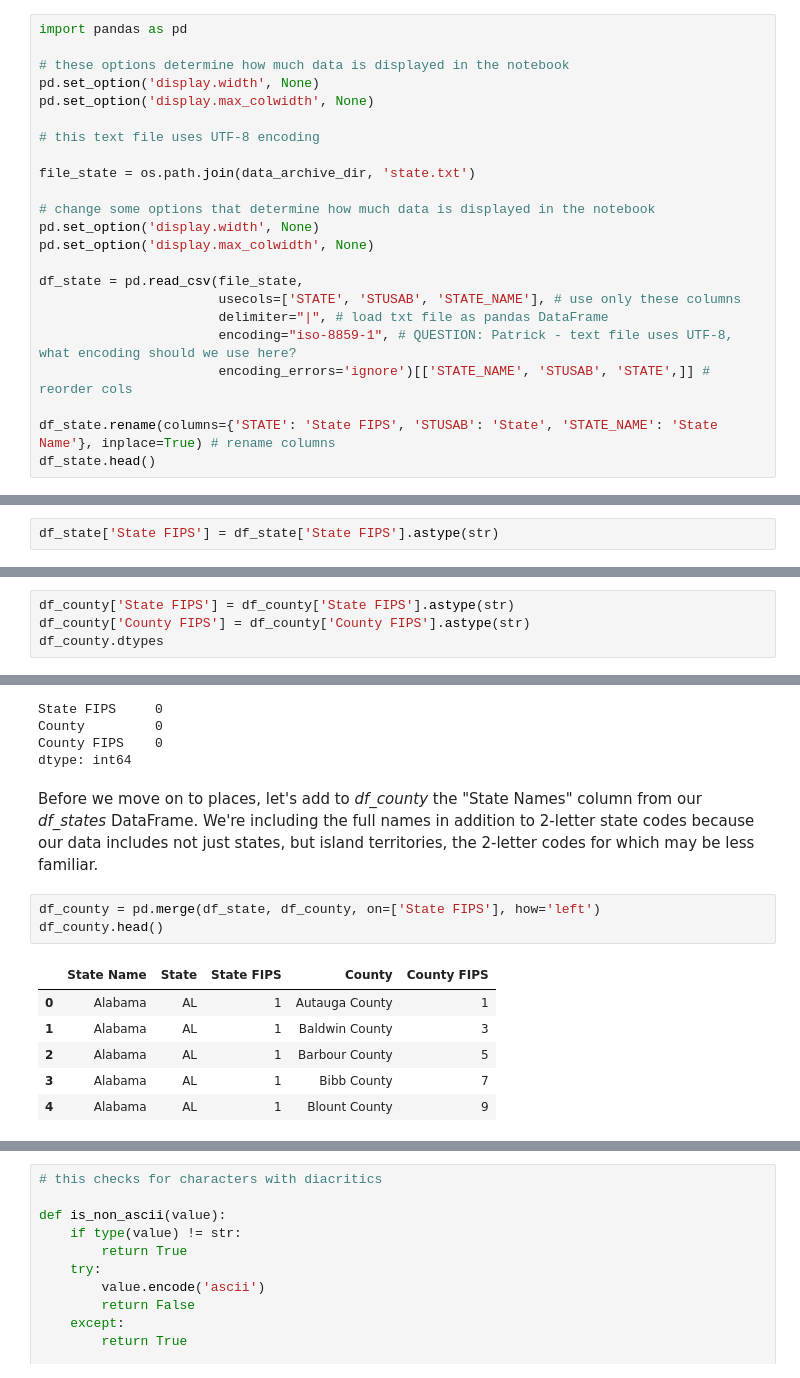
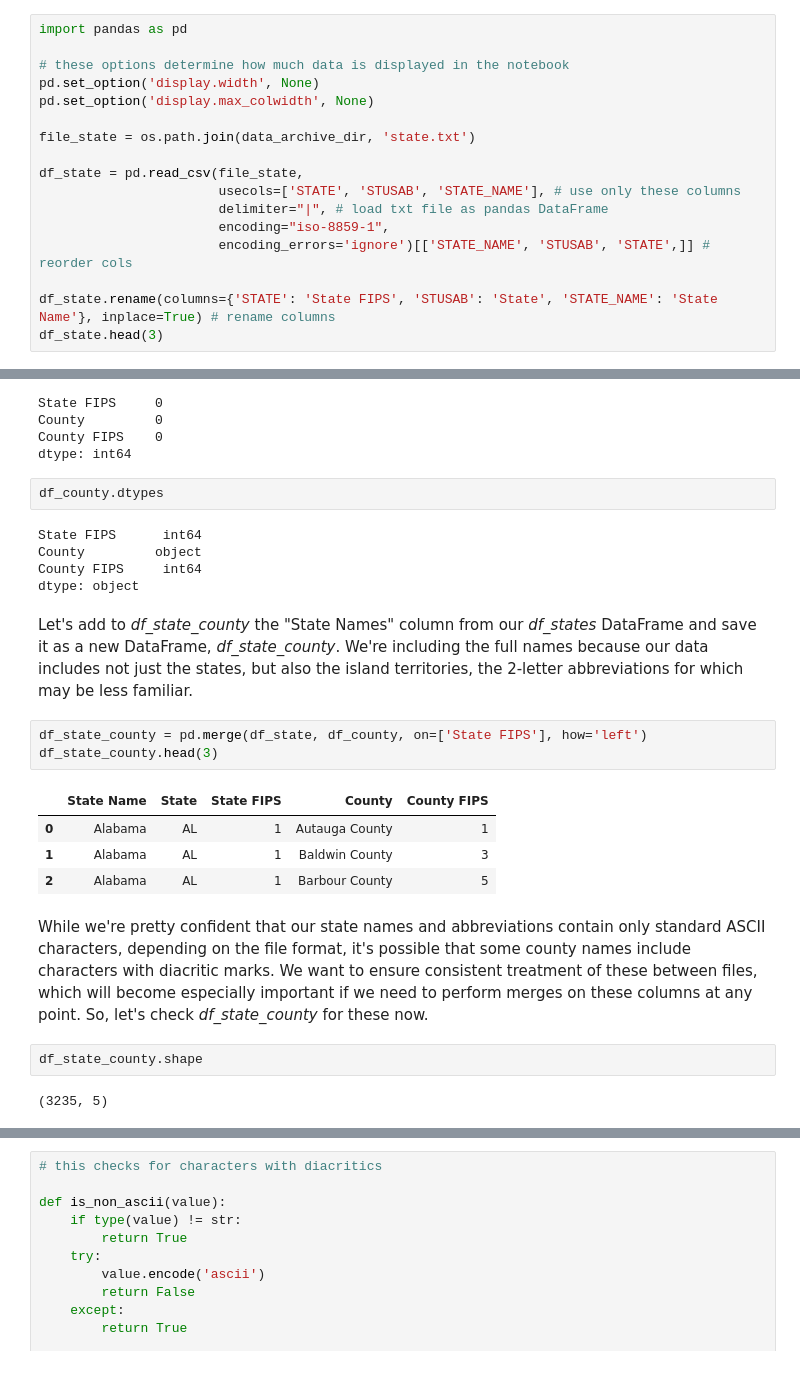
Before and after one commit to flanasonic/visualizing_population_density, a Jupyter notebook: notebooks/02_Census.ipynb, the cells around one changed output, grey strips where cells are left out. Cells and saved outputs as stored; diff of their text form.

```diff
--- a/notebooks/02_Census.ipynb
+++ b/notebooks/02_Census.ipynb
@@ -70,22 +61,16 @@ import pandas as pd
 pd.set_option('display.width', None)
 pd.set_option('display.max_colwidth', None)
 
-# this text file uses UTF-8 encoding
-
 file_state = os.path.join(data_archive_dir, 'state.txt')
-
-# change some options that determine how much data is displayed in the notebook
-pd.set_option('display.width', None)
-pd.set_option('display.max_colwidth', None)
 
 df_state = pd.read_csv(file_state,
                        usecols=['STATE', 'STUSAB', 'STATE_NAME'], # use only these columns
                        delimiter="|", # load txt file as pandas DataFrame
-                       encoding="iso-8859-1", # QUESTION: Patrick - text file uses UTF-8, what encoding should we use here?
+                       encoding="iso-8859-1",
                        encoding_errors='ignore')[['STATE_NAME', 'STUSAB', 'STATE',]] # reorder cols
 
 df_state.rename(columns={'STATE': 'State FIPS', 'STUSAB': 'State', 'STATE_NAME': 'State Name'}, inplace=True) # rename columns
-df_state.head()
+df_state.head(3)
 # %% [output]
 |  | State Name | State | State FIPS |
 | 0 | Alabama | AL | 1 |
@@ -118,2 +85,0 @@ This list includes the United States, Puerto Rico, and the Island Areas (America
-# %%
-df_state['State FIPS'] = df_state['State FIPS'].astype(str)
@@ -178,7 +155,3 @@ df_county.tail(3)
 | 3232 | 78 | St. Croix Island | 10 |
 | 3233 | 78 | St. John Island | 20 |
 | 3234 | 78 | St. Thomas Island | 30 |
-# %%
-df_county['State FIPS'] = df_county['State FIPS'].astype(str)
-df_county['County FIPS'] = df_county['County FIPS'].astype(str)
-df_county.dtypes
@@ -194,15 +197,26 @@ State FIPS     0
 County         0
 County FIPS    0
 dtype: int64
+# %%
+df_county.dtypes
+# %% [output]
+State FIPS      int64
+County         object
+County FIPS     int64
+dtype: object
 # %% [markdown]
-Before we move on to places, let's add to *df_county* the "State Names" column from our *df_states* DataFrame. We're including the full names in addition to 2-letter state codes because our data includes not just states, but island territories, the 2-letter codes for which may be less familiar.
+Let's add to *df_state_county* the "State Names" column from our *df_states* DataFrame and save it as a new DataFrame, *df_state_county*. We're including the full names because our data includes not just the states, but also the island territories, the 2-letter abbreviations for which may be less familiar.
 # %%
-df_county = pd.merge(df_state, df_county, on=['State FIPS'], how='left')
-df_county.head()
+df_state_county = pd.merge(df_state, df_county, on=['State FIPS'], how='left')
+df_state_county.head(3)
 # %% [output]
 |  | State Name | State | State FIPS | County | County FIPS |
 | 0 | Alabama | AL | 1 | Autauga County | 1 |
 | 1 | Alabama | AL | 1 | Baldwin County | 3 |
 | 2 | Alabama | AL | 1 | Barbour County | 5 |
-| 3 | Alabama | AL | 1 | Bibb County | 7 |
-| 4 | Alabama | AL | 1 | Blount County | 9 |
+# %% [markdown]
+While we're pretty confident that our state names and abbreviations contain only standard ASCII characters, depending on the file format, it's possible that some county names include characters with diacritic marks. We want to ensure consistent treatment of these between files, which will become especially important if we need to perform merges on these columns at any point. So, let's check *df_state_county* for these now.
+# %%
+df_state_county.shape
+# %% [output]
+(3235, 5)
```
Also changed, not shown: parts of 76 cells of this notebook, 17 other files.
